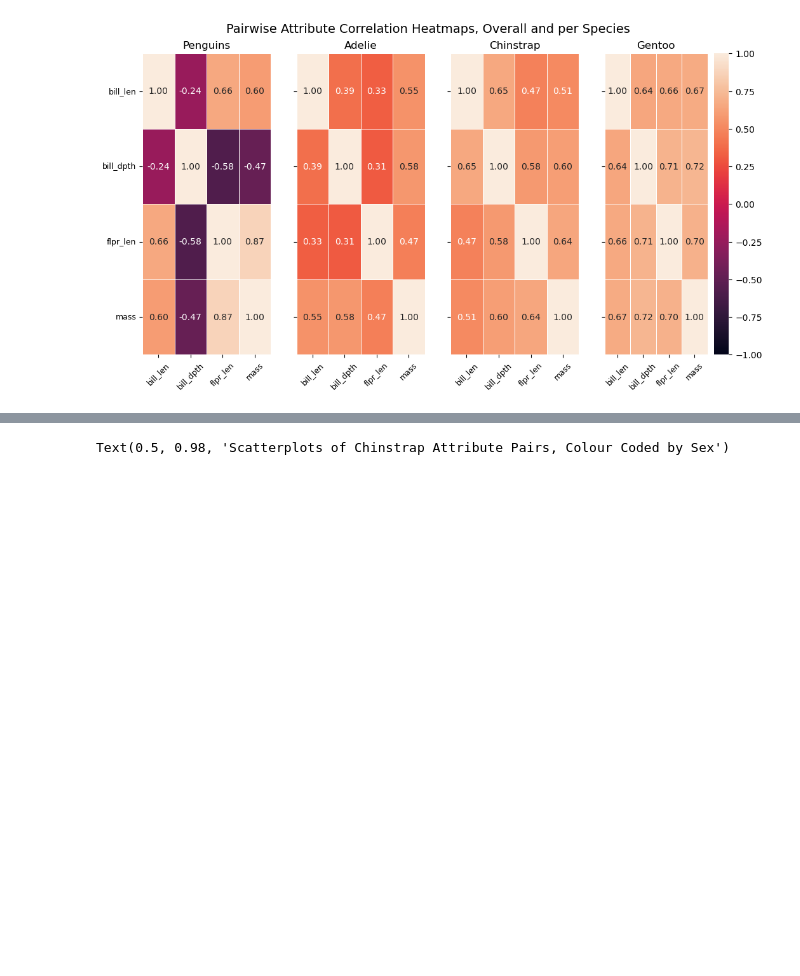
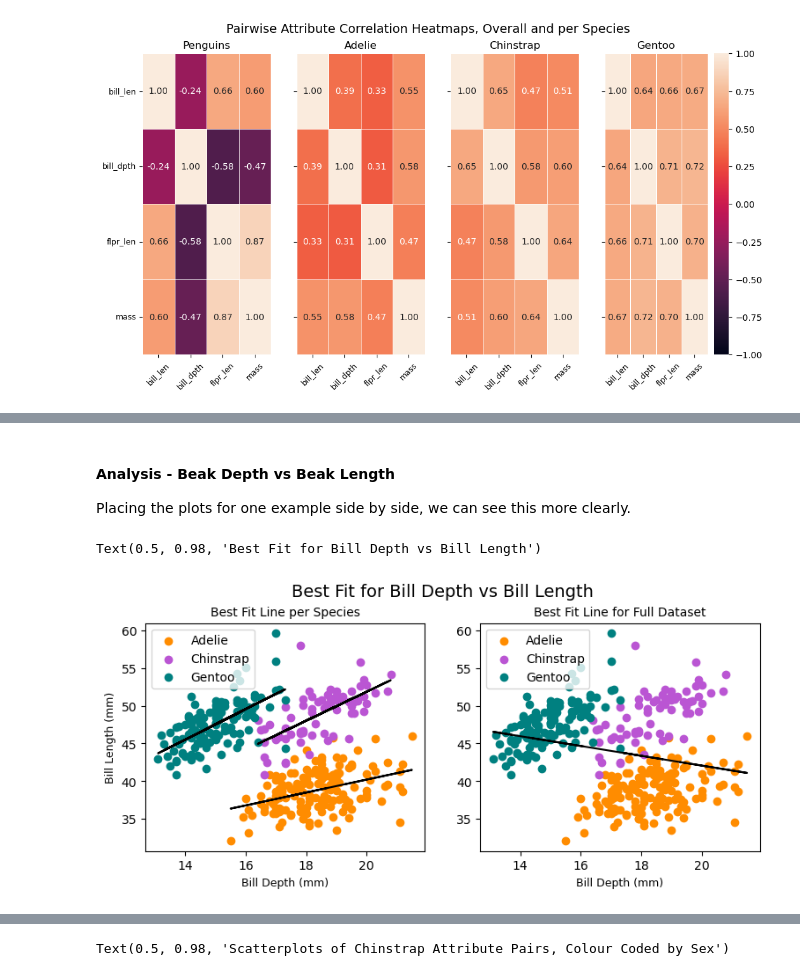
Before and after one commit to dvdgeroconnell/PODA-coursework, a Jupyter notebook: penguins.ipynb, the cells around one changed output, grey strips where cells are left out. Saved outputs shown, nothing was run; the diff lists cells and outputs as text; code cells hidden in the pictures; blank space fills up the shorter version.

```diff
--- a/penguins.ipynb
+++ b/penguins.ipynb
@@ -402,0 +426,68 @@ Text(0.5, 0.98, 'Pairwise Attribute Correlation Heatmaps, Overall and per Specie
+# %% [markdown]
+#### Analysis - Beak Depth vs Beak Length
+Placing the plots for one example side by side, we can see this more clearly.
+# %%
+# Matplotlib and NumPy were used to create the side by side plots below, as Seaborn takes more control of the
+# plot and can limit the amount of control that the user has as a result.
+
+# Create the plot framework for the invididual scatter plots
+fig, axes = plt.subplots(nrows=1, ncols=2, figsize=(9,3.5))
+
+# Pull the required columns into numpy arrays
+adelie_blen = adelie['bill_length_mm'].to_numpy()
+adelie_bdep = adelie['bill_depth_mm'].to_numpy()
+chinstrap_blen = chinstrap['bill_length_mm'].to_numpy()
+chinstrap_bdep = chinstrap['bill_depth_mm'].to_numpy()
+gentoo_blen = gentoo['bill_length_mm'].to_numpy()
+gentoo_bdep = gentoo['bill_depth_mm'].to_numpy()
+
+# Plot the bill depth vs length attribute for each species
+axes[0].scatter(adelie_bdep, adelie_blen, label="Adelie", color='darkorange')
+axes[0].scatter(chinstrap_bdep, chinstrap_blen, label="Chinstrap", color='mediumorchid')
+axes[0].scatter(gentoo_bdep, gentoo_blen, label="Gentoo", color='teal')
+axes[0].set_xlabel('Bill Depth (mm)', fontsize=9)
+axes[0].set_ylabel('Bill Length (mm)', fontsize=9)
+axes[0].set_title('Best Fit Line per Species', fontsize=10)
+axes[0].legend()
+
+# Handle NaN and plot best fit line for Adelie
+idx1 = np.isfinite(adelie_bdep) & np.isfinite(adelie_blen)
+m1, c1 = np.polyfit(adelie_bdep[idx1], adelie_blen[idx1], 1)
+axes[0].plot(adelie_bdep, adelie_bdep*m1 + c1, 'k-')
+
+# Handle NaN and plot best fit line for Chinstrap
+idx2 = np.isfinite(chinstrap_bdep) & np.isfinite(chinstrap_blen)
+m2, c2 = np.polyfit(chinstrap_bdep[idx2], chinstrap_blen[idx2], 1)
+axes[0].plot(chinstrap_bdep, chinstrap_bdep*m2 + c2, 'k-')
+
+# Handle NaN and plot best fit line for Gentoo
+idx3 = np.isfinite(gentoo_bdep) & np.isfinite(gentoo_blen)
+m3, c3 = np.polyfit(gentoo_bdep[idx3], gentoo_blen[idx3], 1)
+axes[0].plot(gentoo_bdep, gentoo_bdep*m3 + c3, 'k-')
+
+# Plot the bill depth vs length attribute for each species
+axes[1].scatter(adelie_bdep, adelie_blen, label="Adelie", color='darkorange')
+axes[1].scatter(chinstrap_bdep, chinstrap_blen, label="Chinstrap", color='mediumorchid')
+axes[1].scatter(gentoo_bdep, gentoo_blen, label="Gentoo", color='teal')
+axes[1].set_xlabel('Bill Depth (mm)', fontsize=9)
+#axes[1].set_ylabel('Bill Length (mm)', fontsize=9)
+axes[1].set_title('Best Fit Line for Full Dataset', fontsize=10)
+axes[1].legend()
+
+# Calculate the best fit coefficients for a first order polynomial (straight line) for the penguins dataset
+penguins_blen = penguins['bill_length_mm'].to_numpy()
+penguins_bdep = penguins['bill_depth_mm'].to_numpy()
+
+# There are NaNs in the dataset - only pass the "good" points to polyfit - reference [c6] was useful
+idx = np.isfinite(penguins_bdep) & np.isfinite(penguins_blen)
+m, c = np.polyfit(penguins_bdep[idx], penguins_blen[idx], 1)
+
+# Plot the best fit line, 'k-' instructs matplotlib to draw a line in black
+axes[1].plot(penguins_bdep, penguins_bdep*m + c, 'k-')
+
+# Add an overall title
+fig.subplots_adjust(top = 0.85)
+fig.suptitle("Best Fit for Bill Depth vs Bill Length", fontsize=14)
+# %% [output]
+Text(0.5, 0.98, 'Best Fit for Bill Depth vs Bill Length')
+[figure, added]
```
Also changed, not shown: parts of 16 cells of this notebook.
